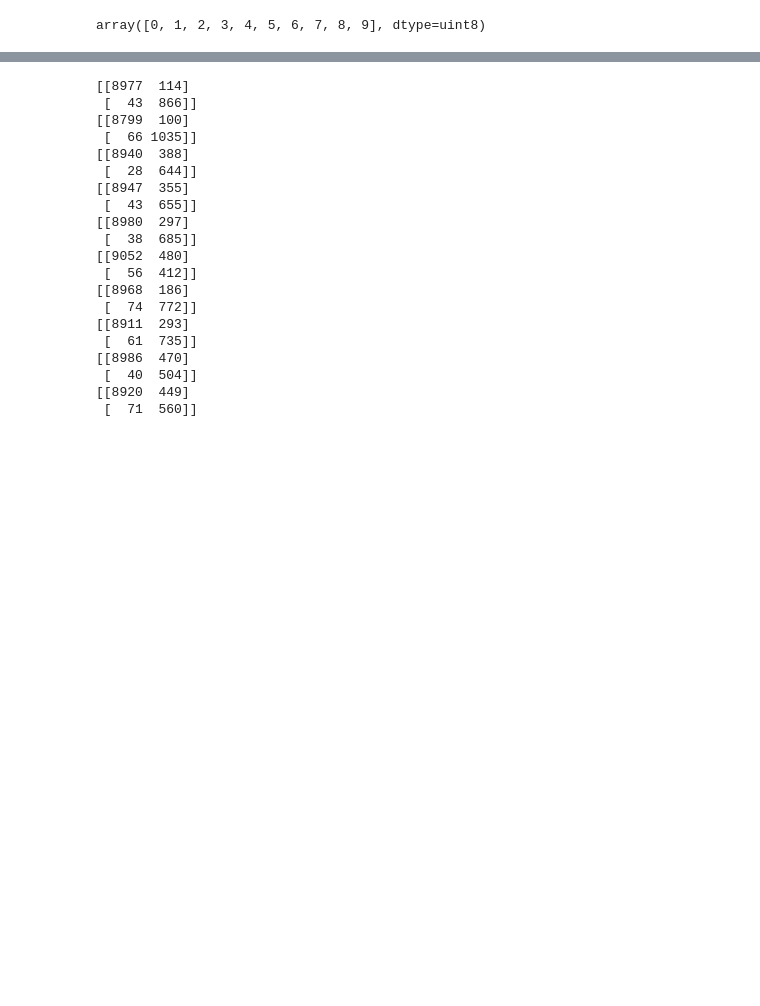
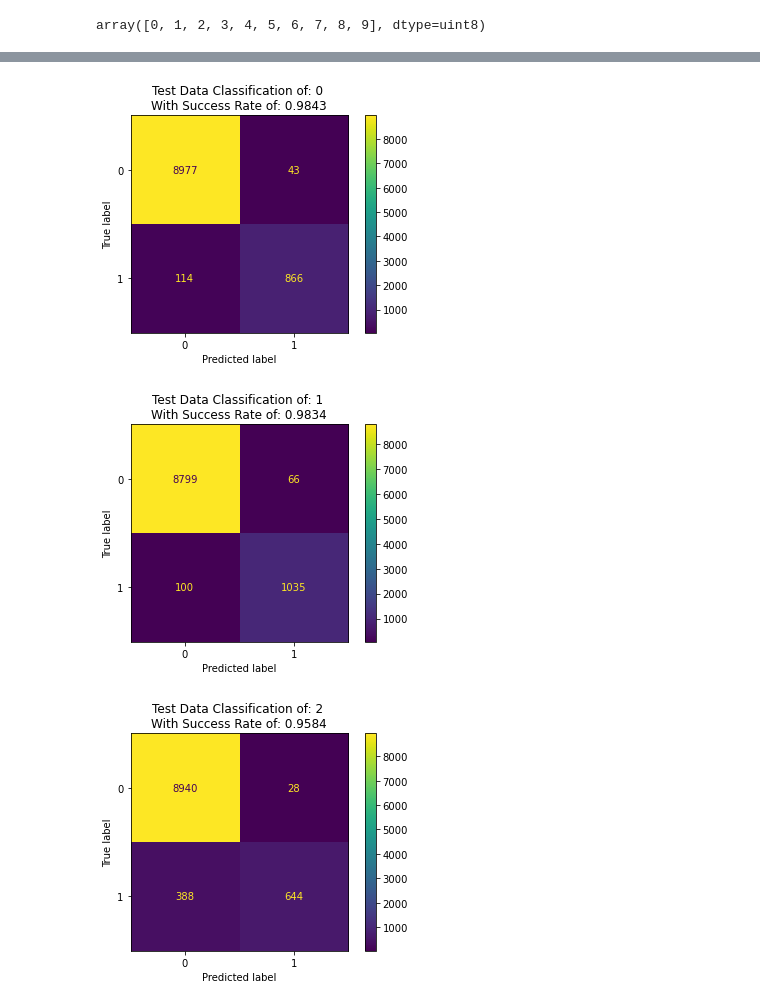
Before and after one commit to hgamarro/Stat_Proj, a Jupyter notebook: Main_proj_JV_HG.ipynb, the cells around one changed output, grey strips where cells are left out. Saved outputs shown, nothing was run; the diff lists cells and outputs as text; code cells hidden in the pictures; blank space fills up the shorter version.

```diff
--- a/Main_proj_JV_HG.ipynb
+++ b/Main_proj_JV_HG.ipynb
@@ -155,40 +159,34 @@ for t in range(0,10):
 # %%
 for t in range(0,10):
     x = oneD_bias_img(train['image'])
     y = binary_response(train['label'], t)
     betaa  = beta(x,y)
 
     x_test = oneD_bias_img(test['image'])
     y_test = binary_response(test['label'], t)
 
     y_predict = []
 
     for i in range(len(x_test)):
 
         if np.dot(x_test[i].T ,betaa.squeeze()) < 0:
             y_predict.append(-1.0)
         else:
             y_predict.append(1.0)
 
-    print(confusion_matrix(np.array(y_predict),y_test.squeeze()))
+    y_test_main = y_test.squeeze()
+    y_predict_main = np.array(y_predict)
+
+
+    success_rate = sum((y_predict_main==y_test_main)) / 10000
+    cm = confusion_matrix(y_test_main,y_predict_main)
+    ConfusionMatrixDisplay(cm).plot()
+    plt.title(f"Test Data Classification of: {t} \nWith Success Rate of: {success_rate}")
+
+    plot_fig_title = './Plots/Test_Conf_' + str(t) +'.png'
+    plt.savefig(plot_fig_title,bbox_inches='tight')
+    plt.show()
 # %% [output]
-[[8977  114]
- [  43  866]]
-[[8799  100]
- [  66 1035]]
-[[8940  388]
- [  28  644]]
-[[8947  355]
- [  43  655]]
-[[8980  297]
- [  38  685]]
-[[9052  480]
- [  56  412]]
-[[8968  186]
- [  74  772]]
-[[8911  293]
- [  61  735]]
-[[8986  470]
- [  40  504]]
-[[8920  449]
- [  71  560]]
+[figure, added]
+[figure, added]
+[figure, added]
```
Also changed, not shown: parts of 5 cells of this notebook.
